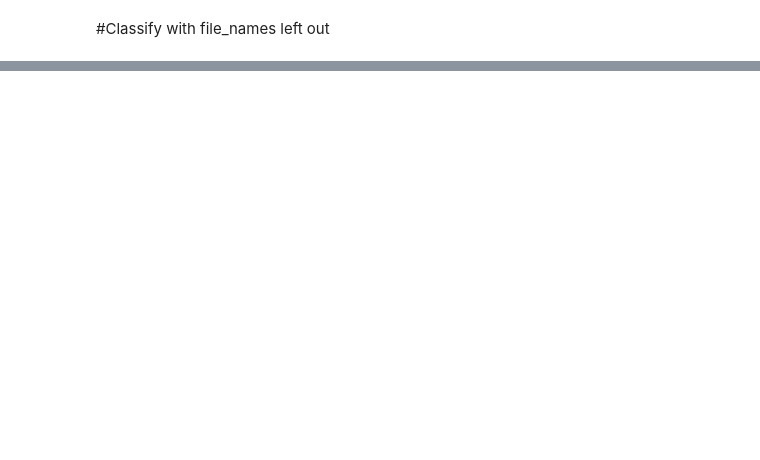
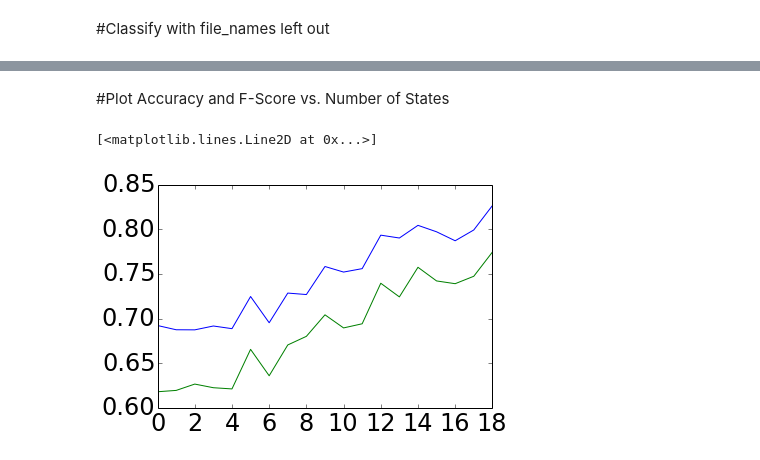
Before and after one commit to bgarcia7/ai_trainer, a Jupyter notebook: development_notebooks/Inference.ipynb, the cells around one changed output, grey strips where cells are left out. Cells and saved outputs as stored; diff of their text form; code cells hidden in the pictures; blank space fills up the shorter version.

```diff
--- a/development_notebooks/Inference.ipynb
+++ b/development_notebooks/Inference.ipynb
@@ -149,0 +370,4 @@ X, Y, file_names = pt.extract_all_advanced_features(toIgnore=[])
+# %%
+X30, Y30, file_names = pt.extract_all_advanced_features(multiples=[0.05, 0.15, 0.2, 0.25, 0.3, 0.35, 0.4, 0.45, 0.5, 0.55, 0.6, 0.65, 0.7, 0.75, 0.8, 0.85, 0.9, 0.95])
+# %%
+X4, Y4, file_names = pt.extract_advanced_features(multiples=[float(x)/100 for x in range(100)])
@@ -199,0 +477,14 @@ Labels  [0 1]
+# %%
+#Max for knees over toes
+y = coalesce_twos(Y['knees_over_toes'])
+print 'Decision Tree w/ min_samples_split = 5 and entropy'
+sum = 0
+acc = 0
+for _ in range(10):
+    a, b, c, d = rnd_prediction(X30, y, file_names, ensemble.RandomForestClassifier, min_samples_split= 5, criterion="entropy")
+    sum +=a
+    acc +=b
+
+sum/10
+acc/10
+#X3 with all features combined
@@ -199,0 +543,21 @@ Labels  [0 1]
+# %% [markdown]
+#Plot Accuracy and F-Score vs. Number of States
+# %%
+f_score = []
+f_score_t = []
+accuracy = []
+accuracy_t = []
+num_iters = 20
+for _ in range(0,num_iters):
+    y = coalesce_twos(Y['knees_over_toes'])
+    f, ft, a, at = rnd_prediction(X30, y, file_names, tree.DecisionTreeClassifier, min_samples_split= 5, criterion="entropy")
+    f_score.append(f)
+    f_score_t.append(ft)
+    accuracy.append(a)
+    accuracy_t.append(at)
+# %%
+plt.plot([np.average(l) for l in zip(*list(f_score))])
+plt.plot([np.average(l) for l in zip(*list(accuracy))])
+# %% [output]
+[<matplotlib.lines.Line2D at 0x...>]
+[figure, added]
```
Also changed, not shown: parts of 35 cells of this notebook, 31 other files.
